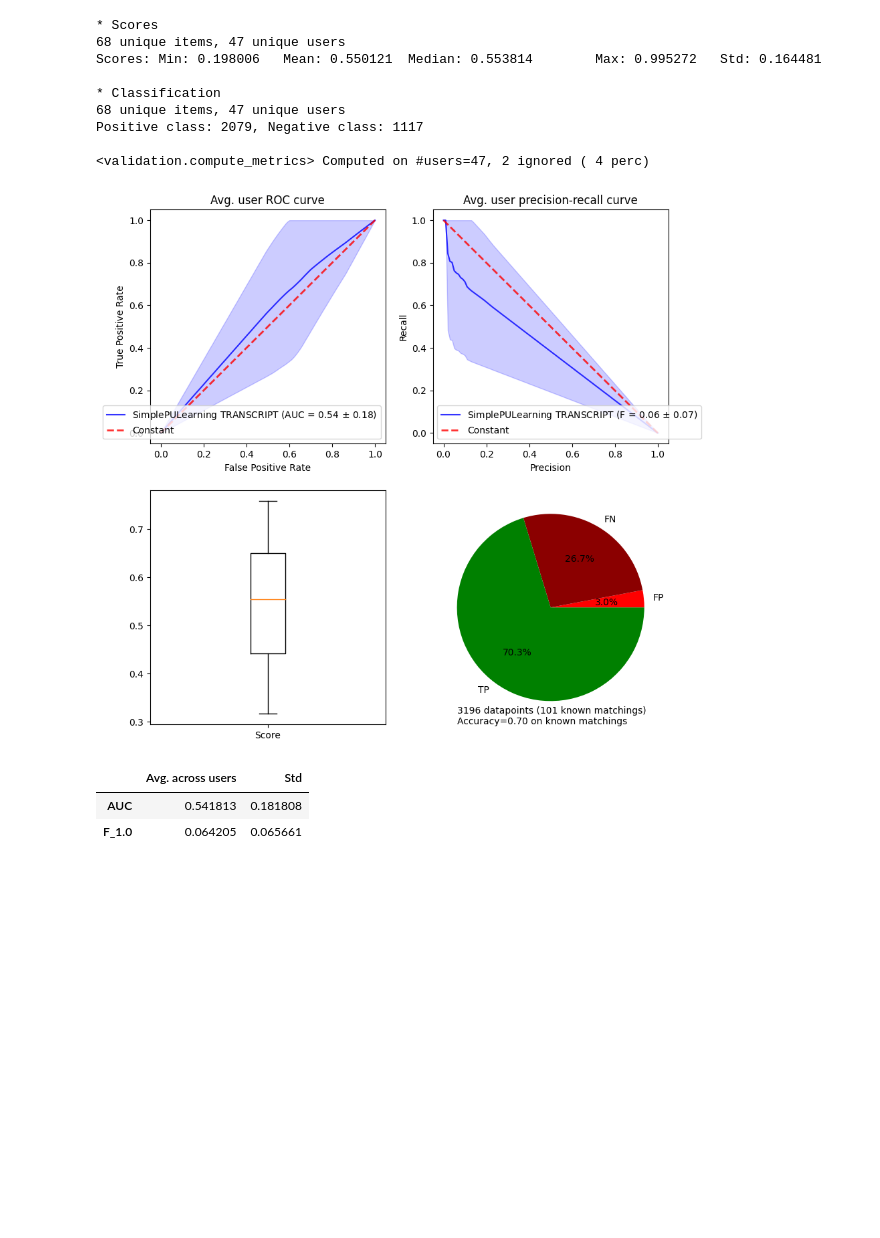
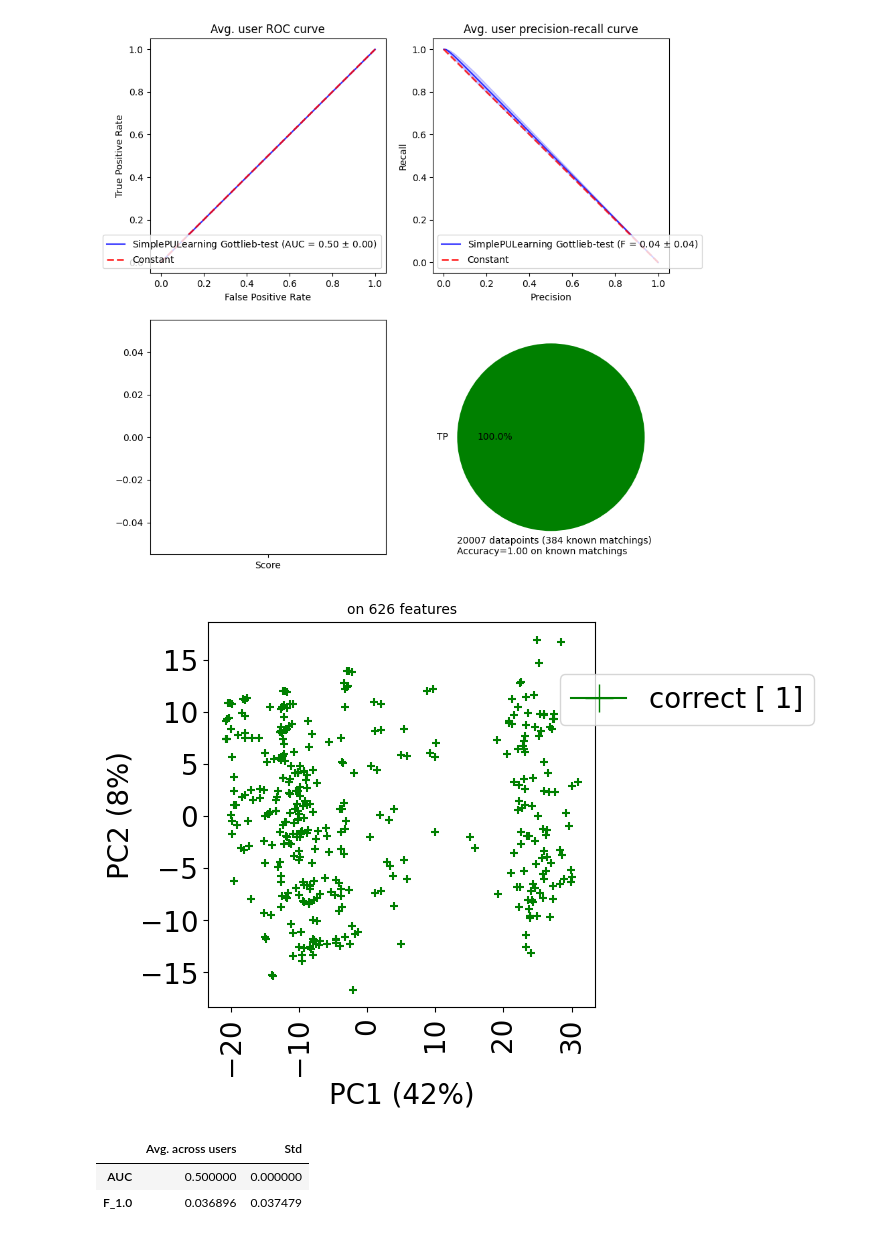
Before and after one commit to jaybee84/benchscofi, a Jupyter notebook: Benchmark.ipynb, the cells around one changed output. Drawn from its saved outputs; the diff is of its cells as text; code cells hidden in the pictures; blank space fills up the shorter version.

Commit message:
<files> whole model-dataset test pipeline

```diff
--- a/Benchmark.ipynb
+++ b/Benchmark.ipynb
@@ -14,7 +16,7 @@ sys.path.insert(0,"src/")
 # %%
 ## Parameters
 
-dataset_names = ["TRANSCRIPT"]
+dataset_names = ["Gottlieb"]
 dataset_name = dataset_names[0]
 
 model_names=["SimplePULearning"]
@@ -51,24 +53,26 @@ Test set   23.379622  15.375953
 # %%
 ## Model
 
-#map(__import__, ["benchscofi."+model_name])
-from importlib import reload
-reload(benchscofi.SimplePULearning)
-import benchscofi.SimplePULearning
+import benchscofi
+__import__("benchscofi."+model_name)
+
+#from importlib import reload
+#reload(benchscofi)
+#reload(benchscofi.SimplePULearning)
 
 njobs, nsplits=4, 5
 
 start=time()
-params = {"decision_threshold": 0.5, "preprocessing_str": "same_feature_preprocessing",
-          "PI": (train_dataset.ratings_mat>0).mean().mean(), "layers_dims": [960,500,100,32,16,2], "subset": None,
+params = {"decision_threshold": 0.5, "preprocessing_str": "meanimputation_standardize",
+          "PI": (train_dataset.ratings_mat>0).mean().mean(), "layers_dims": [16,32], "subset": None,
          "steps_per_epoch": 1, "epochs": 50}
 
-model = eval("benchscofi."+model_name+"."+model_name)(params)
-model.fit(train_dataset)
-#best_estimator = cv_training(eval("benchscofi."+model_name+"."+model_name), params, train_dataset,
-#    metric="AUC", njobs=njobs, random_state=random_state, nsplits=nsplits, show_plots=False, verbose=False)
+print("PI = %.2f" % params["PI"])
+
+best_estimator = cv_training(eval("benchscofi."+model_name+"."+model_name), params, train_dataset,
+    metric="AUC", njobs=njobs, random_state=random_state, nsplits=nsplits, show_plots=False, verbose=False)
 
 print("Elapsed time: %.2f sec. (njobs=%d)" % (time()-start, njobs))
 
-#"AUC on Test %f (Train %f)" % (best_estimator["test_AUC"], best_estimator["train_AUC"])
+"AUC on Test %f (Train %f)" % (best_estimator["test_AUC"], best_estimator["train_AUC"])
 # %% [output]
@@ -76,25 +86,22 @@ Elapsed time: 9.41 sec. (njobs=4)
 # %%
+## Validation
+
+model = eval("benchscofi."+model_name+"."+model_name)(params)
+model.fit(train_dataset.get_folds(best_estimator["cv_folds"][0]))
+#val_dataset = train_dataset.get_folds(best_estimator["cv_folds"][1], "val")
+
 scores = model.predict(test_dataset)
-model.print_scores(scores)
+#model.print_scores(scores)
 predictions = model.classify(scores)
-model.print_classification(predictions)
-
-metrics, plot_args = compute_metrics(scores, predictions, test_dataset, beta=1,
-                                                          verbose=True)
-plot_metrics(**plot_args, figsize=(10,10), model_name=model.name+" "+dataset.name)
+#model.print_classification(predictions)
+metrics, plot_args = compute_metrics(scores, predictions, test_dataset, beta=1,verbose=True)
+plot_metrics(**plot_args, figsize=(10,10), model_name=model.name+" "+test_dataset.name)
+test_dataset.visualize(predictions=predictions, show_errors=True)
 
 metrics
 # %% [output]
-* Scores
-68 unique items, 47 unique users
-Scores: Min: 0.198006   Mean: 0.550121  Median: 0.553814        Max: 0.995272   Std: 0.164481
-
-* Classification
-68 unique items, 47 unique users
-Positive class: 2079, Negative class: 1117
-
-<validation.compute_metrics> Computed on #users=47, 2 ignored ( 4 perc)
-[figure, old version]
+[figure, new version]
+[figure, added]
 |  | Avg. across users | Std |
-| AUC | 0.541813 | 0.181808 |
-| F_1.0 | 0.064205 | 0.065661 |
+| AUC | 0.500000 | 0.000000 |
+| F_1.0 | 0.036896 | 0.037479 |
```
Also changed, not shown: parts of 4 cells of this notebook, 3 other files.
